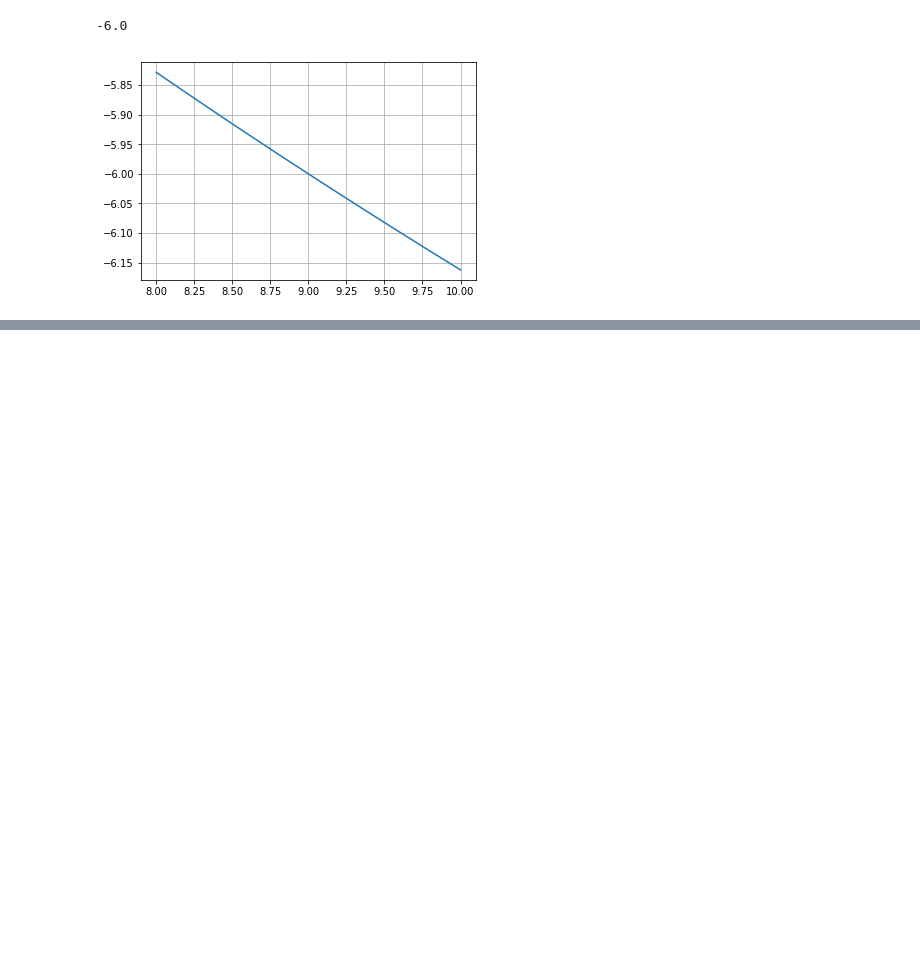
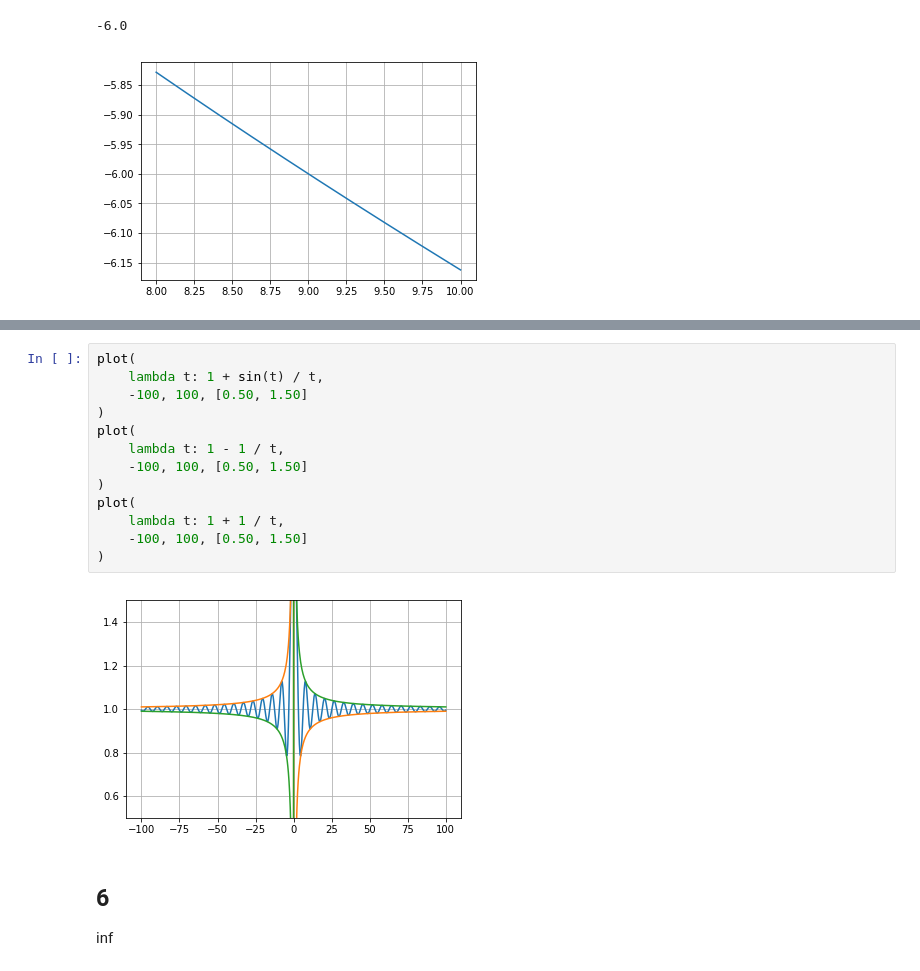
Before and after one commit to bddap/math251, a Jupyter notebook: lab2.ipynb, the cells around one changed output, grey strips where cells are left out. Saved outputs shown, nothing was run; the diff lists cells and outputs as text; blank space fills up the shorter version.

```diff
--- a/lab2.ipynb
+++ b/lab2.ipynb
@@ -391,0 +575,18 @@ plot(lambda x: (9 - x) / (sqrt(x) - 3), 8, 10)
+# %%
+plot(
+    lambda t: 1 + sin(t) / t,
+    -100, 100, [0.50, 1.50]
+)
+plot(
+    lambda t: 1 - 1 / t,
+    -100, 100, [0.50, 1.50]
+)
+plot(
+    lambda t: 1 + 1 / t,
+    -100, 100, [0.50, 1.50]
+)
+# %% [output]
+[figure, added]
+# %% [markdown]
+## 6
+inf
```
Also changed, not shown: parts of 12 cells of this notebook, 1 other file.
